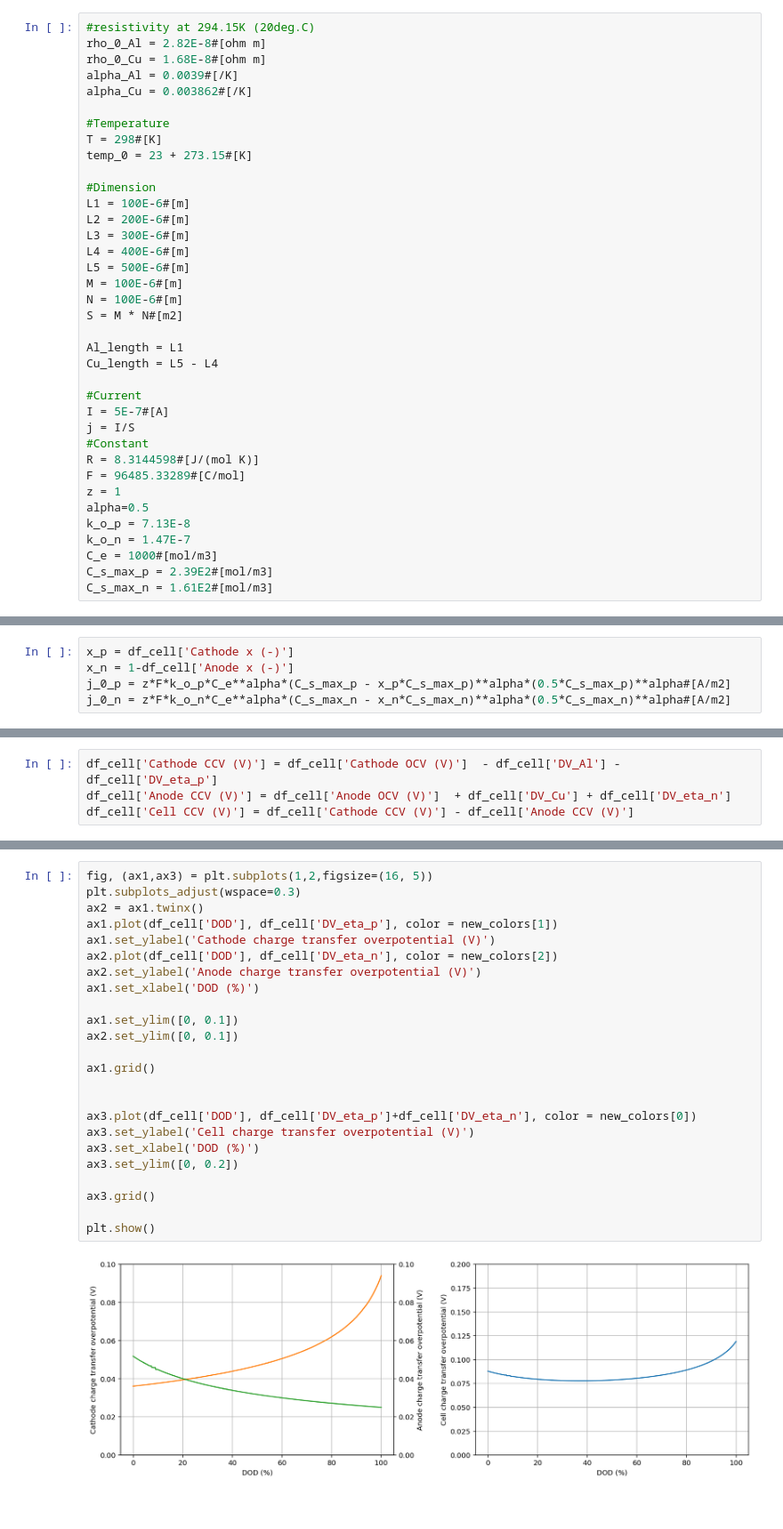
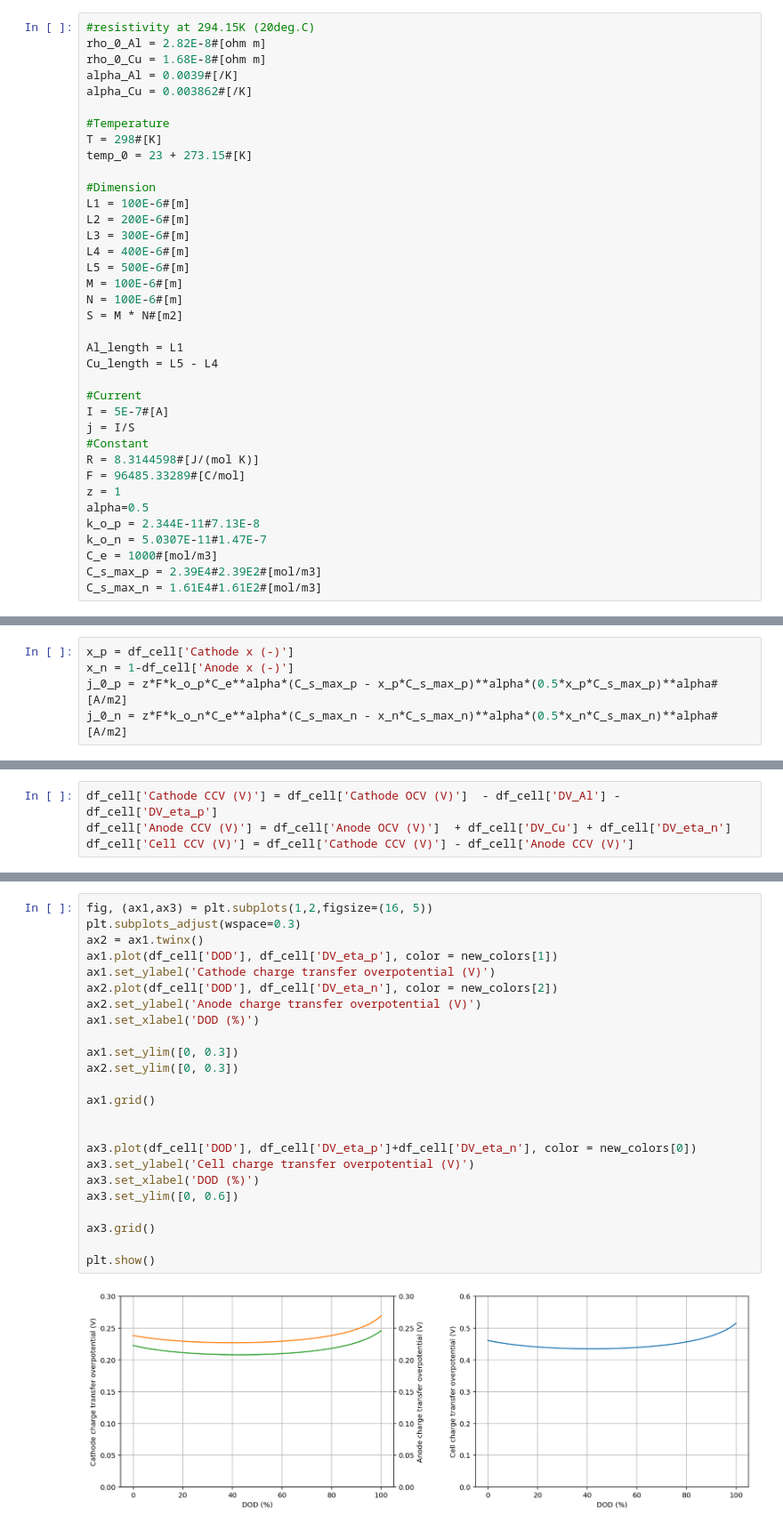
Before and after one commit to TakumaKawahara/BS-StudyGroup, a Jupyter notebook: Model#2/BS_Model#2_ver0.1.ipynb, the cells around one changed output, grey strips where cells are left out. Shown at 89% size. Cells and saved outputs as stored; diff of their text form.

```diff
--- a/Model#2/BS_Model#2_ver0.1.ipynb
+++ b/Model#2/BS_Model#2_ver0.1.ipynb
@@ -479,19 +479,19 @@ R = 8.3144598#[J/(mol K)]
 F = 96485.33289#[C/mol]
 z = 1
 alpha=0.5
-k_o_p = 7.13E-8
-k_o_n = 1.47E-7
+k_o_p = 2.344E-11#7.13E-8
+k_o_n = 5.0307E-11#1.47E-7
 C_e = 1000#[mol/m3]
-C_s_max_p = 2.39E2#[mol/m3]
-C_s_max_n = 1.61E2#[mol/m3]
+C_s_max_p = 2.39E4#2.39E2#[mol/m3]
+C_s_max_n = 1.61E4#1.61E2#[mol/m3]
 # %%
 df_cell['DV_Al'] = rho_0_Al * (1 + alpha_Al*(T - temp_0)) * Al_length / S *I
 df_cell['DV_Cu'] = rho_0_Cu * (1 + alpha_Cu*(T - temp_0)) * Cu_length / S *I
 # %%
 x_p = df_cell['Cathode x (-)']
 x_n = 1-df_cell['Anode x (-)']
-j_0_p = z*F*k_o_p*C_e**alpha*(C_s_max_p - x_p*C_s_max_p)**alpha*(0.5*C_s_max_p)**alpha#[A/m2]
-j_0_n = z*F*k_o_n*C_e**alpha*(C_s_max_n - x_n*C_s_max_n)**alpha*(0.5*C_s_max_n)**alpha#[A/m2]
+j_0_p = z*F*k_o_p*C_e**alpha*(C_s_max_p - x_p*C_s_max_p)**alpha*(0.5*x_p*C_s_max_p)**alpha#[A/m2]
+j_0_n = z*F*k_o_n*C_e**alpha*(C_s_max_n - x_n*C_s_max_n)**alpha*(0.5*x_n*C_s_max_n)**alpha#[A/m2]
 # %%
 #Overpotential by charge transfer
 df_cell['DV_eta_p'] = (R*T)/(alpha*z*F)*np.log(j/(2*j_0_p) + ((j/(2*j_0_p))**2 + 1)**0.5)
@@ -549,26 +549,26 @@ plt.show()
 # %%
 fig, (ax1,ax3) = plt.subplots(1,2,figsize=(16, 5))
 plt.subplots_adjust(wspace=0.3)
 ax2 = ax1.twinx()
 ax1.plot(df_cell['DOD'], df_cell['DV_eta_p'], color = new_colors[1])
 ax1.set_ylabel('Cathode charge transfer overpotential (V)')
 ax2.plot(df_cell['DOD'], df_cell['DV_eta_n'], color = new_colors[2])
 ax2.set_ylabel('Anode charge transfer overpotential (V)')
 ax1.set_xlabel('DOD (%)')
 
-ax1.set_ylim([0, 0.1])
-ax2.set_ylim([0, 0.1])
+ax1.set_ylim([0, 0.3])
+ax2.set_ylim([0, 0.3])
 
 ax1.grid()
 
 
 ax3.plot(df_cell['DOD'], df_cell['DV_eta_p']+df_cell['DV_eta_n'], color = new_colors[0])
 ax3.set_ylabel('Cell charge transfer overpotential (V)')
 ax3.set_xlabel('DOD (%)')
-ax3.set_ylim([0, 0.2])
+ax3.set_ylim([0, 0.6])
 
 ax3.grid()
 
 plt.show()
 # %% [output]
-[figure, old version]
+[figure, new version]
```
Also changed, not shown: parts of 2 cells of this notebook.
